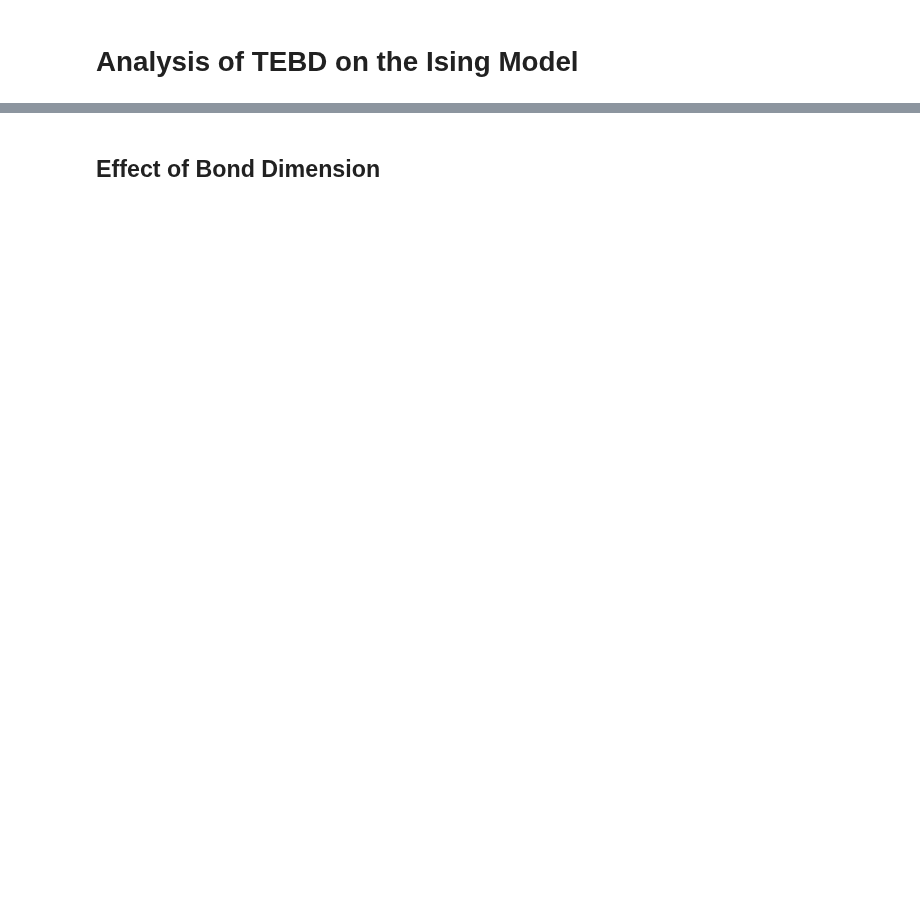
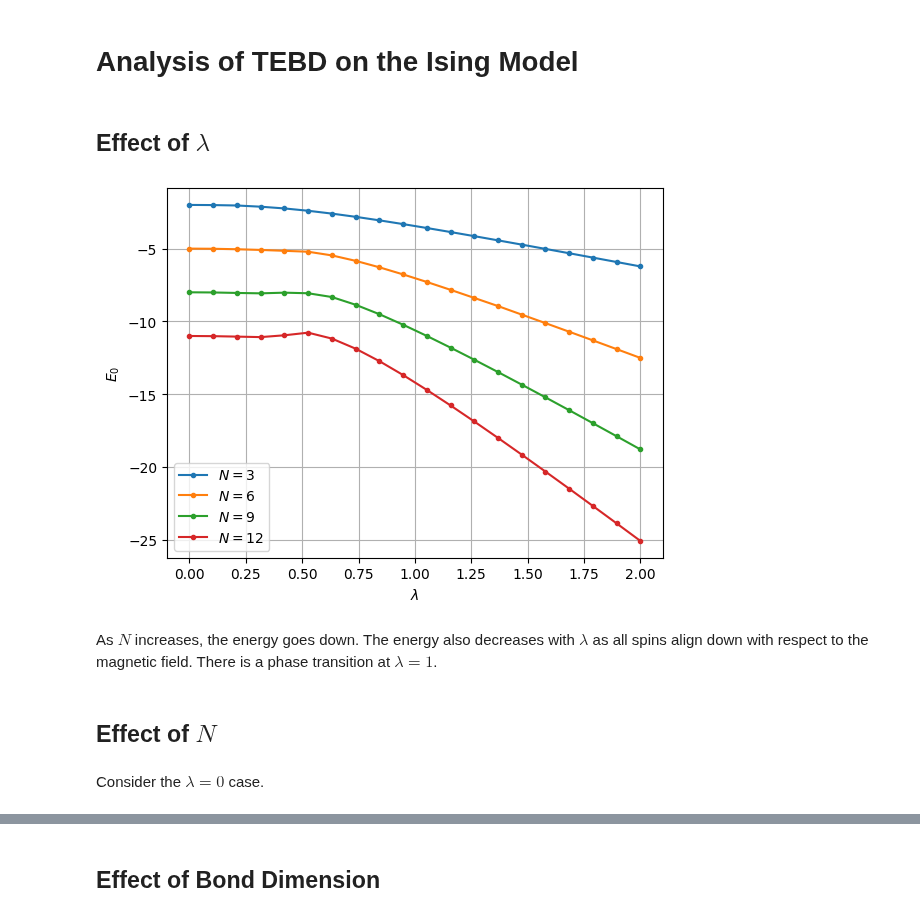
Before and after one commit to jchryssanthacopoulos/quantum_information, a Jupyter notebook: final_project/notebooks/ising_analysis.ipynb, the cells around one changed output, grey strips where cells are left out. Drawn from its saved outputs; the diff is of its cells as text; code cells hidden in the pictures; blank space fills up the shorter version.

```diff
--- a/final_project/notebooks/ising_analysis.ipynb
+++ b/final_project/notebooks/ising_analysis.ipynb
@@ -50,0 +8,31 @@ def run_tebd_ising(
+# %% [markdown]
+## Effect of $\lambda$
+# %%
+Ns = [3, 6, 9, 12]
+# %%
+lmdas = np.linspace(0, 2, 20)
+# %%
+energies_N_lmda = np.zeros((len(Ns), len(lmdas)))
+
+for i, N in enumerate(Ns):
+    for j, lmda in enumerate(lmdas):
+        energies, _ = run_tebd_ising(N, print_to_stdout=False)
+        energies_N_lmda[i, j] = energies[-1]
+# %%
+plt.plot(lmdas, energies_N_lmda[0], 'o-', markersize=3, label=f"$N = {Ns[0]}$")
+plt.plot(lmdas, energies_N_lmda[1], 'o-', markersize=3, label=f"$N = {Ns[1]}$")
+plt.plot(lmdas, energies_N_lmda[2], 'o-', markersize=3, label=f"$N = {Ns[2]}$")
+plt.plot(lmdas, energies_N_lmda[3], 'o-', markersize=3, label=f"$N = {Ns[3]}$")
+plt.xlabel("$\lambda$")
+plt.ylabel("$E_0$")
+plt.legend()
+plt.grid()
+plt.savefig('../figures/energy_vs_lambda_diff_N.png', bbox_inches='tight', dpi=300);
+# %% [output]
+[figure, added]
+# %% [markdown]
+As $N$ increases, the energy goes down. The energy also decreases with $\lambda$ as all spins align down with respect to the magnetic field. There is a phase transition at $\lambda = 1$.
+# %% [markdown]
+## Effect of $N$
+# %% [markdown]
+Consider the $\lambda=0$ case.
```
Also changed, not shown: parts of 40 cells of this notebook, 21 other files.
